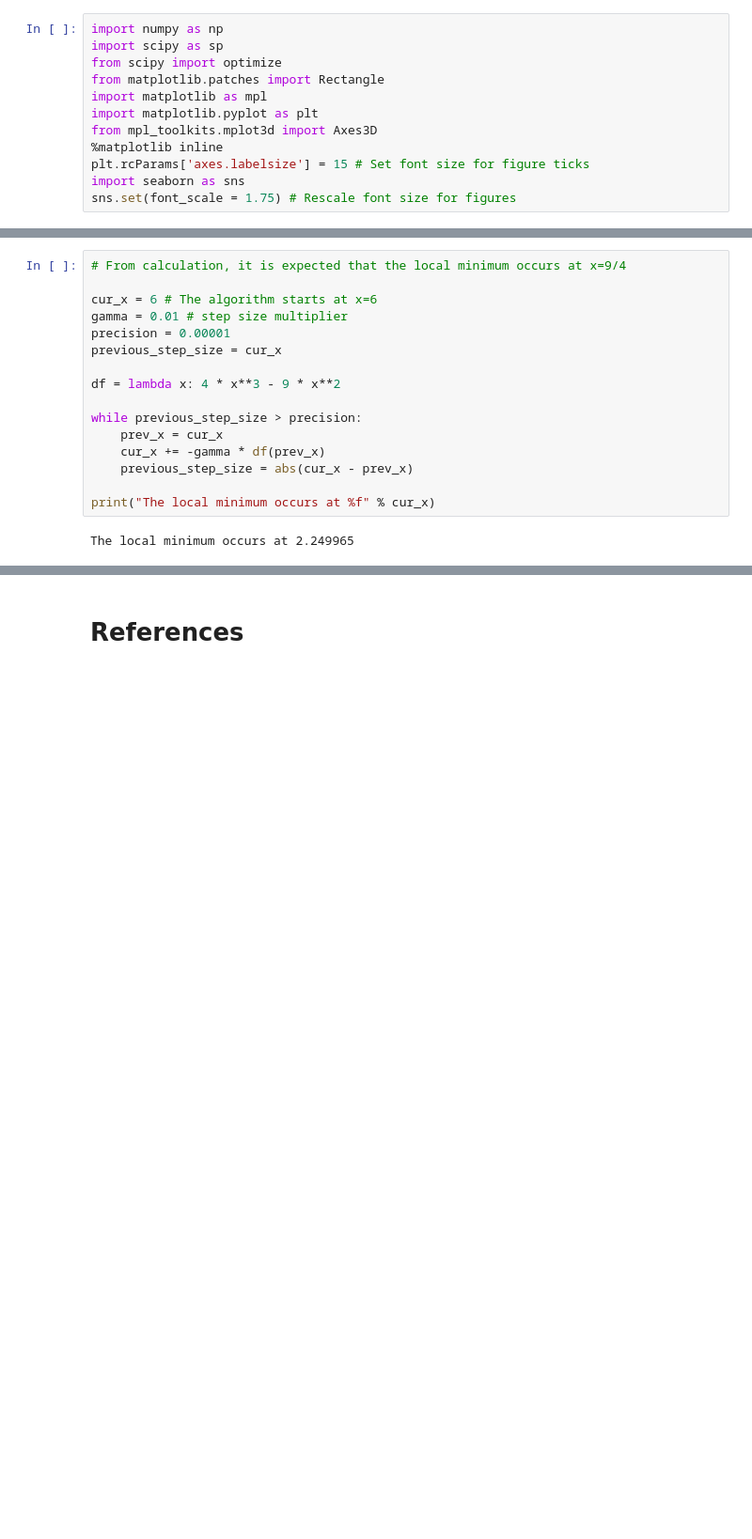
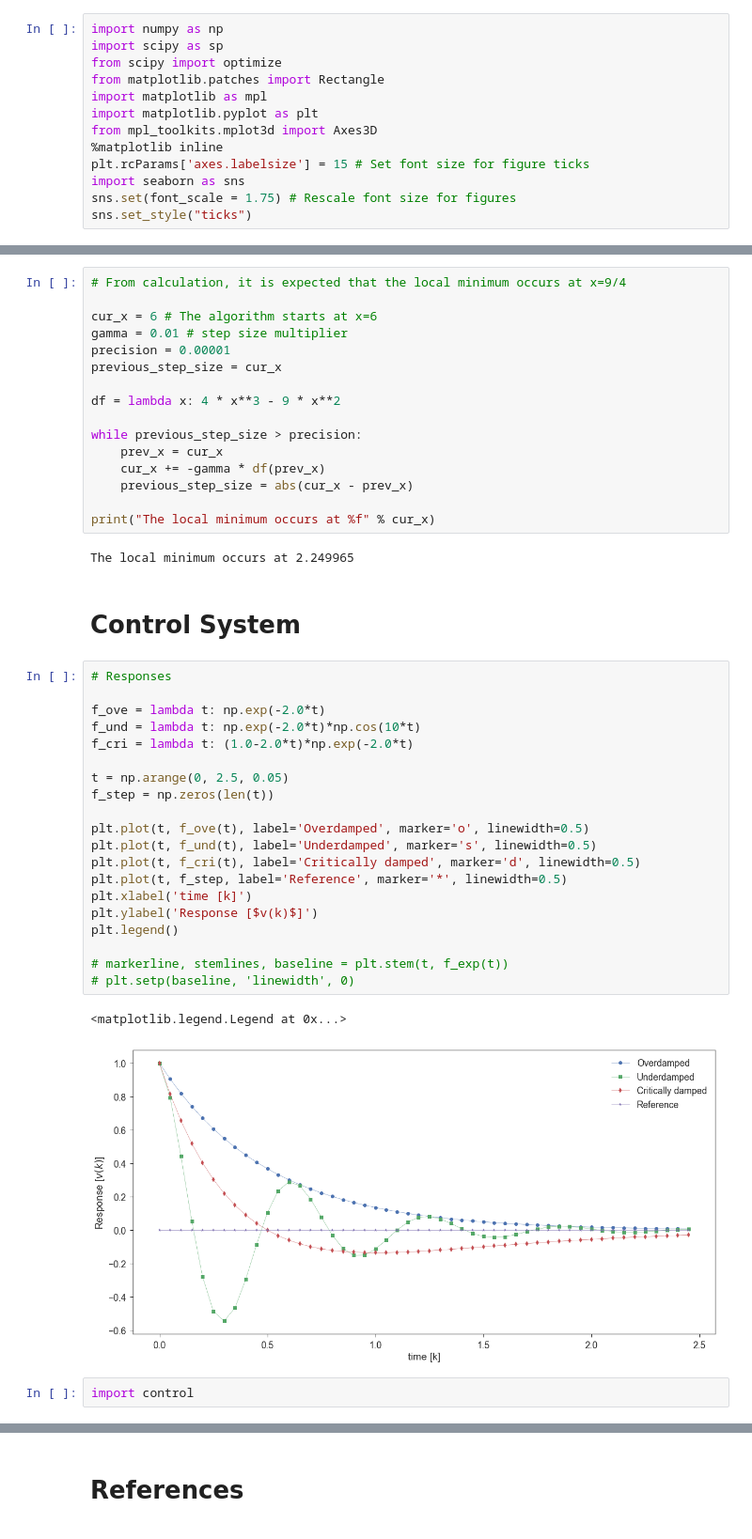
Before and after one commit to hsteinshiromoto/book.optimisation, a Jupyter notebook: src/notebooks/momentum.ipynb, the cells around one changed output, grey strips where cells are left out. Shown at 94% size. Cells and saved outputs as stored; diff of their text form; blank space fills up the shorter version.

Commit message:
Add information about systems reponses

```diff
--- a/src/notebooks/momentum.ipynb
+++ b/src/notebooks/momentum.ipynb
@@ -12,6 +12,7 @@ from mpl_toolkits.mplot3d import Axes3D
 plt.rcParams['axes.labelsize'] = 15 # Set font size for figure ticks
 import seaborn as sns
 sns.set(font_scale = 1.75) # Rescale font size for figures
+sns.set_style("ticks")
 # %%
 mpl.rcParams['figure.figsize'] = (20,10) # Set figure size
 # %% [markdown]
@@ -127,3 +128,30 @@ while previous_step_size > precision:
 print("The local minimum occurs at %f" % cur_x)
 # %% [output]
 The local minimum occurs at 2.249965
+# %% [markdown]
+# Control System
+# %%
+# Responses
+
+f_ove = lambda t: np.exp(-2.0*t)
+f_und = lambda t: np.exp(-2.0*t)*np.cos(10*t)
+f_cri = lambda t: (1.0-2.0*t)*np.exp(-2.0*t)
+
+t = np.arange(0, 2.5, 0.05)
+f_step = np.zeros(len(t))
+
+plt.plot(t, f_ove(t), label='Overdamped', marker='o', linewidth=0.5)
+plt.plot(t, f_und(t), label='Underdamped', marker='s', linewidth=0.5)
+plt.plot(t, f_cri(t), label='Critically damped', marker='d', linewidth=0.5)
+plt.plot(t, f_step, label='Reference', marker='*', linewidth=0.5)
+plt.xlabel('time [k]')
+plt.ylabel('Response [$v(k)$]')
+plt.legend()
+
+# markerline, stemlines, baseline = plt.stem(t, f_exp(t))
+# plt.setp(baseline, 'linewidth', 0)
+# %% [output]
+<matplotlib.legend.Legend at 0x...>
+[figure, added]
+# %%
+import control
```
Also changed, not shown: parts of 3 cells of this notebook.
